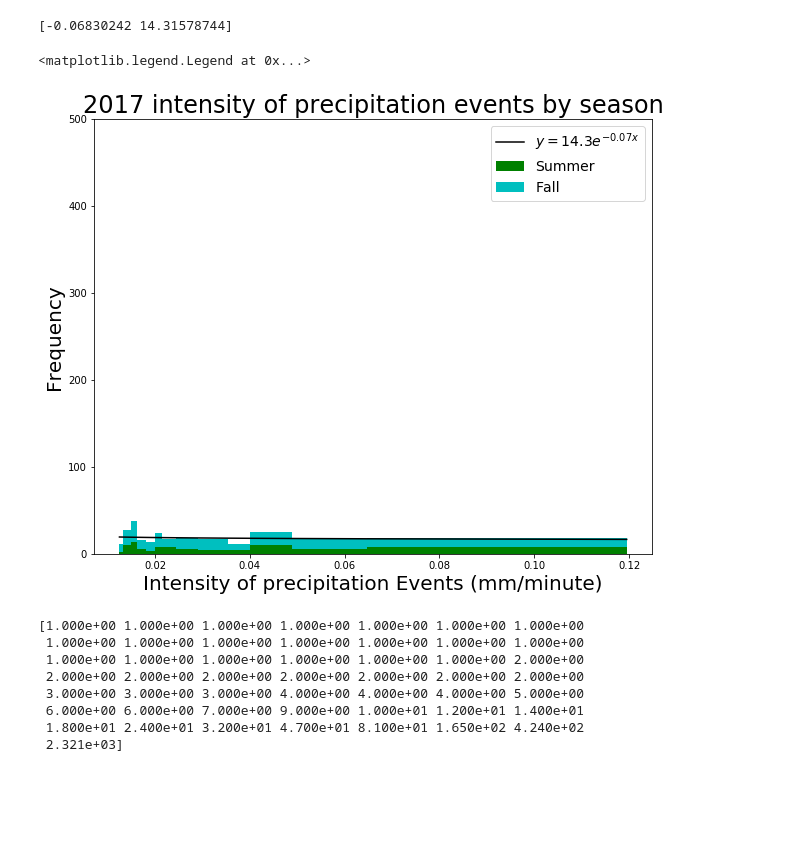
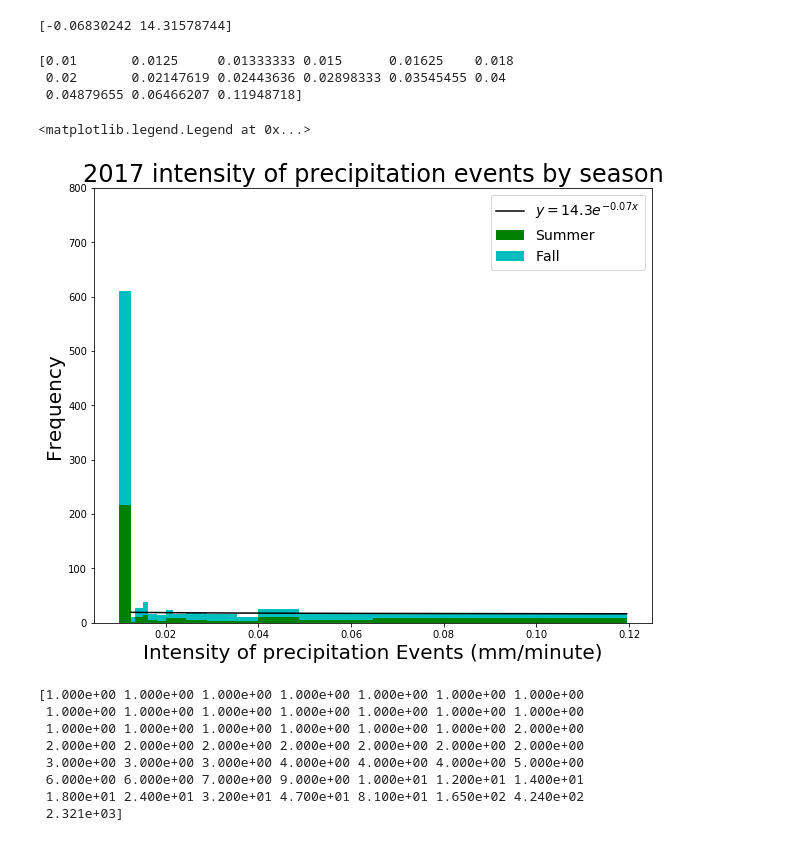
Before and after one commit to zhangt3-e/senior_thesis, a Jupyter notebook: Code/intensity_and_non_precip.ipynb, the cells around one changed output. Drawn from its saved outputs; the diff is of its cells as text; code cells hidden in the pictures; blank space fills up the shorter version.

Commit message:
non-precip and intensity

```diff
--- a/Code/intensity_and_non_precip.ipynb
+++ b/Code/intensity_and_non_precip.ipynb
@@ -179,26 +179,33 @@ int_17coef = calc(inten17, intens17)
 print(int_17coef)
 # %% [output]
 [-0.06830242 14.31578744]
+# %%
+intensity17 = np.append([0.01], intens17)
+print(intensity17)
+# %% [output]
+[0.01       0.0125     0.01333333 0.015      0.01625    0.018
+ 0.02       0.02147619 0.02443636 0.02898333 0.03545455 0.04
+ 0.04879655 0.06466207 0.11948718]
 # %%
 plt.figure(figsize = (10,8))
-plt.hist([ Su_inten17,Finten17], bins =intens17, range= (intens17.min,intens17.max), color = ['g','c'], stacked =True)
+plt.hist([ Su_inten17,Finten17], bins = intensity17, range= (intensity17.min,intensity17.max), color = ['g','c'], stacked =True)
 plt.xlabel('Intensity of precipitation Events (mm/minute)', fontsize = 20)
 #plt.xscale('log')
-plt.ylim(0,500)
+plt.ylim(0,800)
 #plt.yscale('log')
 plt.ylabel('Frequency', fontsize = 20)
 plt.title('2017 intensity of precipitation events by season', fontsize = 24)
 #plt.figtext(0.5, 0.5, 'Total Winter Precipitation: ' + str(round(Wtotalprep,2)) + ' mm', fontsize = 14)
 #plt.figtext(0.5, 0.475, 'Total Spring Precipitation: ' + str(round(Sp_totalprep,2)) + ' mm', fontsize = 14)
 #plt.figtext(0.9, 0.45, 'Total Summer Precipitation: ' + str(round(Su_totalprep17)) + ' mm', fontsize = 14, ha = 'right')
 #plt.figtext(0.9, 0.425, 'Total Fall Precipitation: ' + str(round(Ftotalprep17)) + ' mm', fontsize = 14, ha = 'right')
 #plt.figtext(0.9, 0.4, 'Total 2017 Precipitation: ' + str(round(totalprep17)) + ' mm', fontsize = 14,ha='right')
 plt.plot(intens17, int_17coef[1]*np.exp(np.log(intens17)*int_17coef[0]), color = 'k' )
 plt.legend(labels = ['$y = 14.3 e^{-0.07x}$', 'Summer', 'Fall'], fontsize = 14)
 #plt.figtext(0.3, 0.6, 'Exponential fit equation between 2 minutes to 42 minutes: $ y = e^{5.74}*e^{-0.54x}$' )
 # %% [output]
 <matplotlib.legend.Legend at 0x...>
-[figure, old version]
+[figure, new version]
 # %%
 # 2018
 Wprecip18, Wnonprecip18, Wpreciptotal18, Wtotalprep18 = histplot.preciphist(Winter18, len(Winter18), 5000, 1, 1)
```
Also changed, not shown: parts of 24 cells of this notebook.
